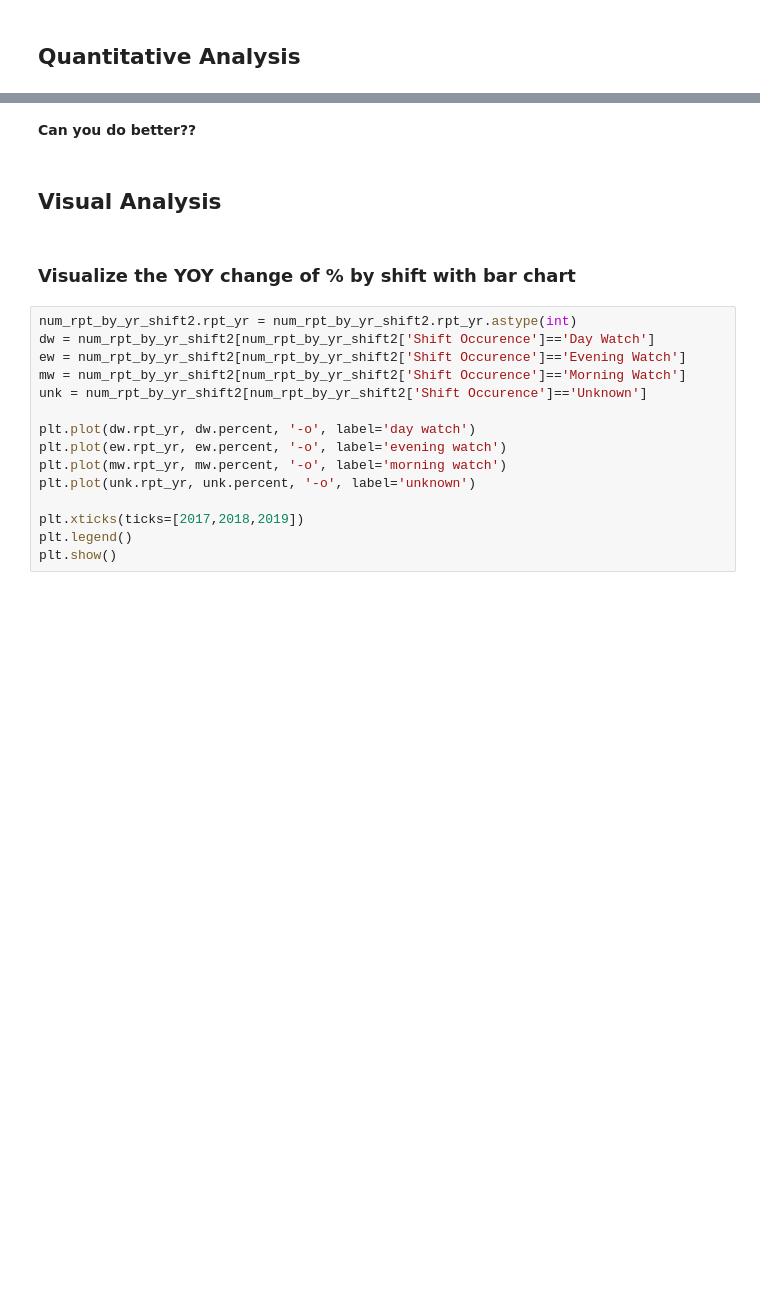
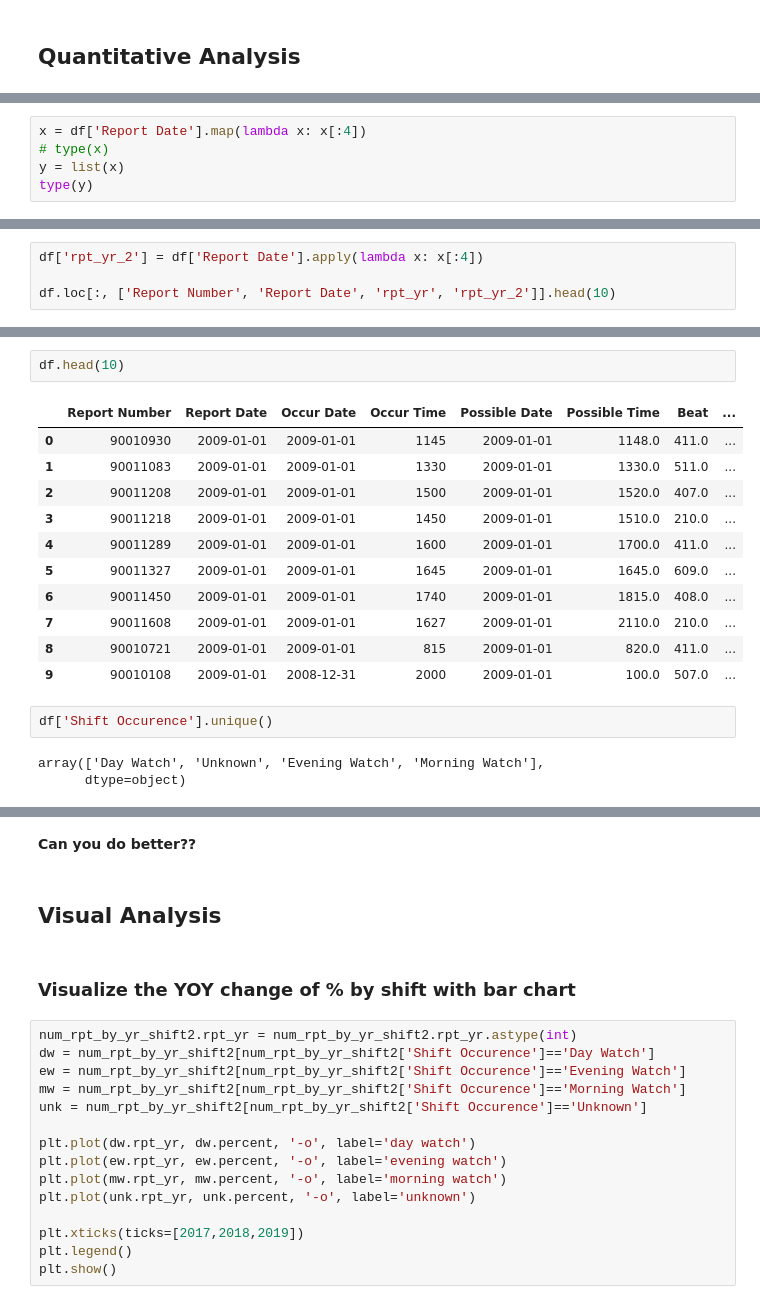
Before and after one commit to xiangshiyin/data-programming-with-python, a Jupyter notebook: 2023-summmer/2023-06-28/notebook/concept_and_code_demo.ipynb, the cells around one changed output, grey strips where cells are left out. Cells and saved outputs as stored; diff of their text form; blank space fills up the shorter version.

```diff
--- a/2023-summmer/2023-06-28/notebook/concept_and_code_demo.ipynb
+++ b/2023-summmer/2023-06-28/notebook/concept_and_code_demo.ipynb
@@ -210,0 +421,5 @@ df.info()
+# %%
+x = df['Report Date'].map(lambda x: x[:4])
+# type(x)
+y = list(x)
+type(y)
@@ -214,0 +468,4 @@ df.head(3)
+# %%
+df['rpt_yr_2'] = df['Report Date'].apply(lambda x: x[:4])
+
+df.loc[:, ['Report Number', 'Report Date', 'rpt_yr', 'rpt_yr_2']].head(10)
@@ -226,3 +560,22 @@ df.groupby('rpt_yr')['Report Number'].nunique().reset_index()
+# %%
+df.head(10)
+# %% [output]
+|  | Report Number | Report Date | Occur Date | Occur Time | Possible Date | Possible Time | Beat | ... |
+| 0 | 90010930 | 2009-01-01 | 2009-01-01 | 1145 | 2009-01-01 | 1148.0 | 411.0 | ... |
+| 1 | 90011083 | 2009-01-01 | 2009-01-01 | 1330 | 2009-01-01 | 1330.0 | 511.0 | ... |
+| 2 | 90011208 | 2009-01-01 | 2009-01-01 | 1500 | 2009-01-01 | 1520.0 | 407.0 | ... |
+| 3 | 90011218 | 2009-01-01 | 2009-01-01 | 1450 | 2009-01-01 | 1510.0 | 210.0 | ... |
+| 4 | 90011289 | 2009-01-01 | 2009-01-01 | 1600 | 2009-01-01 | 1700.0 | 411.0 | ... |
+| 5 | 90011327 | 2009-01-01 | 2009-01-01 | 1645 | 2009-01-01 | 1645.0 | 609.0 | ... |
+| 6 | 90011450 | 2009-01-01 | 2009-01-01 | 1740 | 2009-01-01 | 1815.0 | 408.0 | ... |
+| 7 | 90011608 | 2009-01-01 | 2009-01-01 | 1627 | 2009-01-01 | 2110.0 | 210.0 | ... |
+| 8 | 90010721 | 2009-01-01 | 2009-01-01 | 815 | 2009-01-01 | 820.0 | 411.0 | ... |
+| 9 | 90010108 | 2009-01-01 | 2008-12-31 | 2000 | 2009-01-01 | 100.0 | 507.0 | ... |
+# %%
+df['Shift Occurence'].unique()
+# %% [output]
+array(['Day Watch', 'Unknown', 'Evening Watch', 'Morning Watch'],
+      dtype=object)
 # %%
 ## number of cases per shift in 2019
 num_rpt_by_shift = df[df.rpt_yr=='2019'].groupby('Shift Occurence').agg(
```
Also changed, not shown: parts of 97 cells of this notebook.
